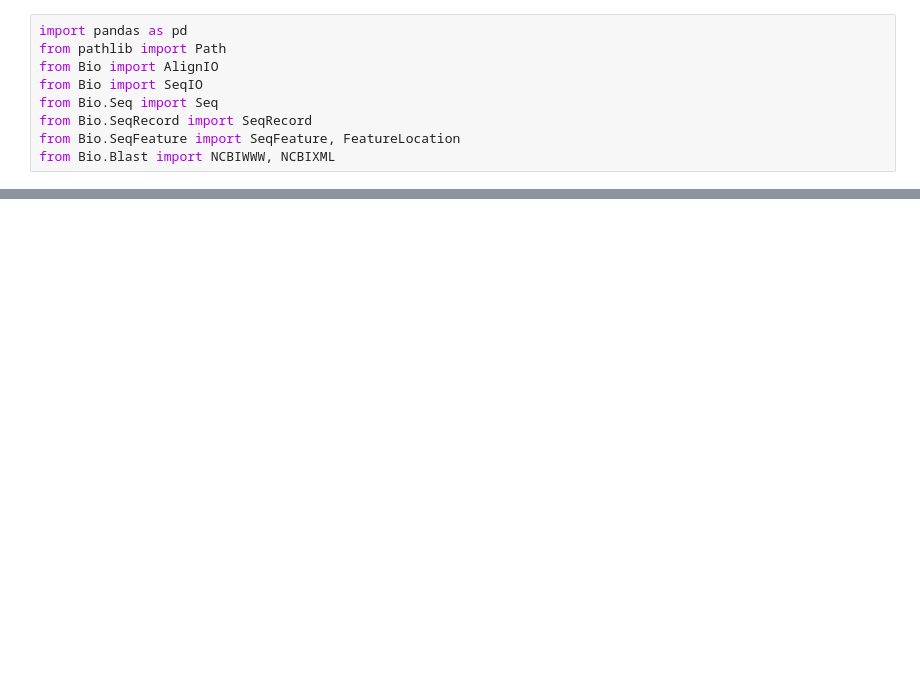
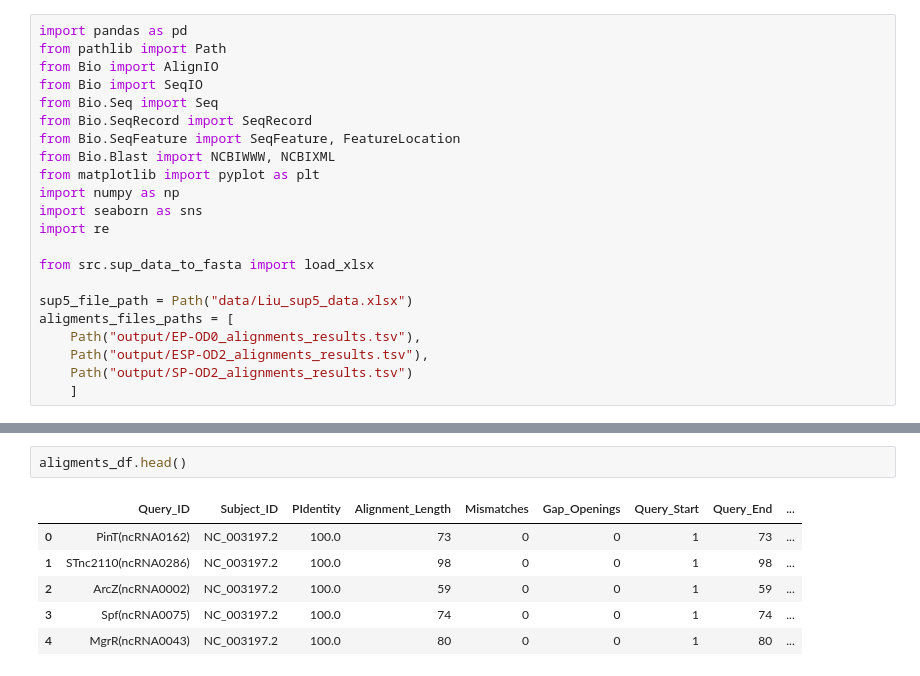
Before and after one commit to mtsz-thiago/sRNAs_Interactomes, a Jupyter notebook: data_sup_5_exploration.ipynb, the cells around one changed output, grey strips where cells are left out. Drawn from its saved outputs; the diff is of its cells as text; blank space fills up the shorter version.

Commit message:
starting analysis

```diff
--- a/data_sup_5_exploration.ipynb
+++ b/data_sup_5_exploration.ipynb
@@ -7,3 +7,16 @@ from Bio.Seq import Seq
 from Bio.SeqRecord import SeqRecord
 from Bio.SeqFeature import SeqFeature, FeatureLocation
 from Bio.Blast import NCBIWWW, NCBIXML
+from matplotlib import pyplot as plt
+import numpy as np
+import seaborn as sns
+import re
+
+from src.sup_data_to_fasta import load_xlsx
+
+sup5_file_path = Path("data/Liu_sup5_data.xlsx")
+aligments_files_paths = [
+    Path("output/EP-OD0_alignments_results.tsv"),
+    Path("output/ESP-OD2_alignments_results.tsv"),
+    Path("output/SP-OD2_alignments_results.tsv")
+    ]
@@ -69,0 +49,9 @@ SP_RNA2: 1705
+# %%
+aligments_df.head()
+# %% [output]
+|  | Query_ID | Subject_ID | PIdentity | Alignment_Length | Mismatches | Gap_Openings | Query_Start | Query_End | ... |
+| 0 | PinT(ncRNA0162) | NC_003197.2 | 100.0 | 73 | 0 | 0 | 1 | 73 | ... |
+| 1 | STnc2110(ncRNA0286) | NC_003197.2 | 100.0 | 98 | 0 | 0 | 1 | 98 | ... |
+| 2 | ArcZ(ncRNA0002) | NC_003197.2 | 100.0 | 59 | 0 | 0 | 1 | 59 | ... |
+| 3 | Spf(ncRNA0075) | NC_003197.2 | 100.0 | 74 | 0 | 0 | 1 | 74 | ... |
+| 4 | MgrR(ncRNA0043) | NC_003197.2 | 100.0 | 80 | 0 | 0 | 1 | 80 | ... |
```
Also changed, not shown: parts of 14 cells of this notebook, 1 other file.
